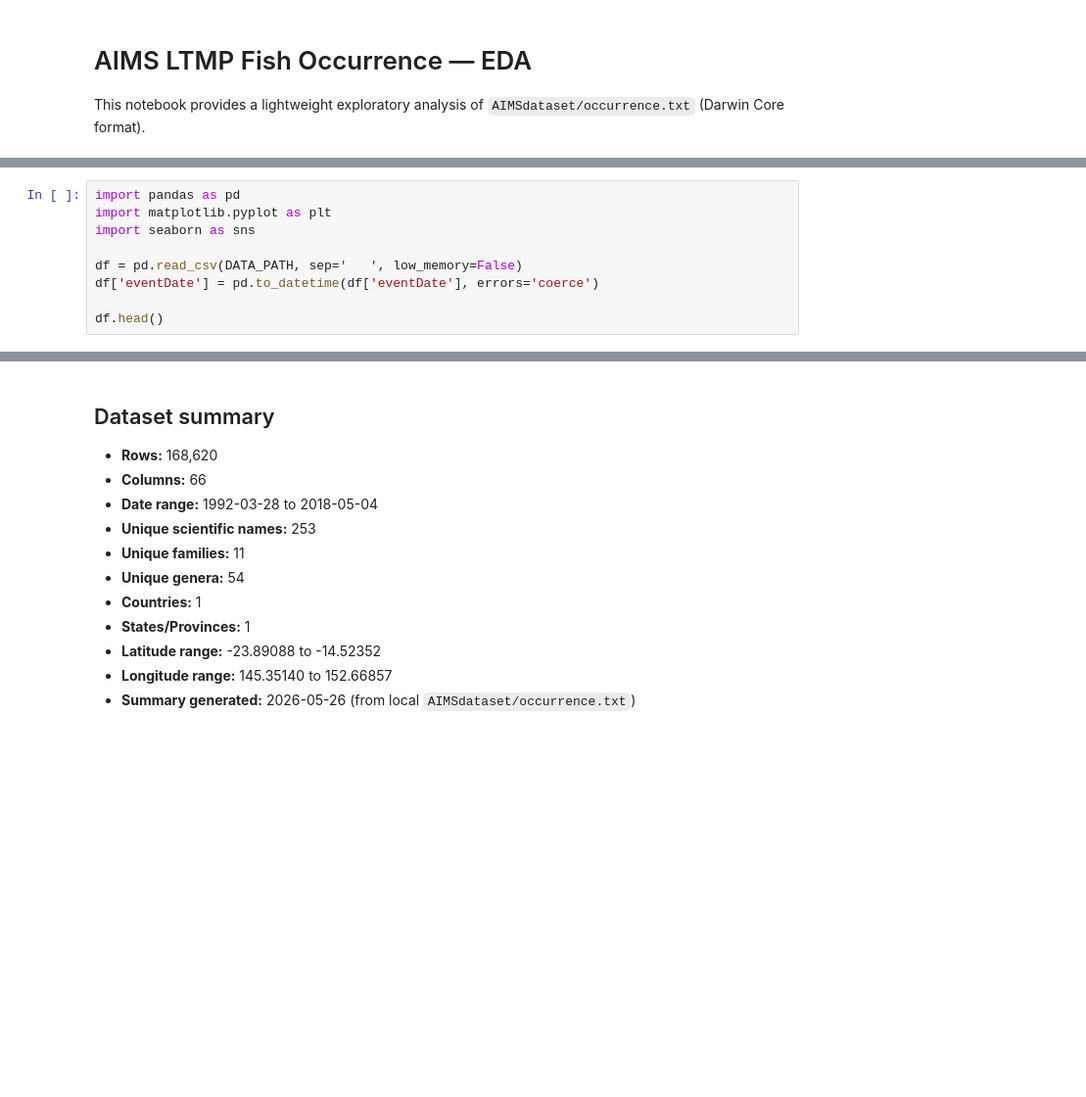
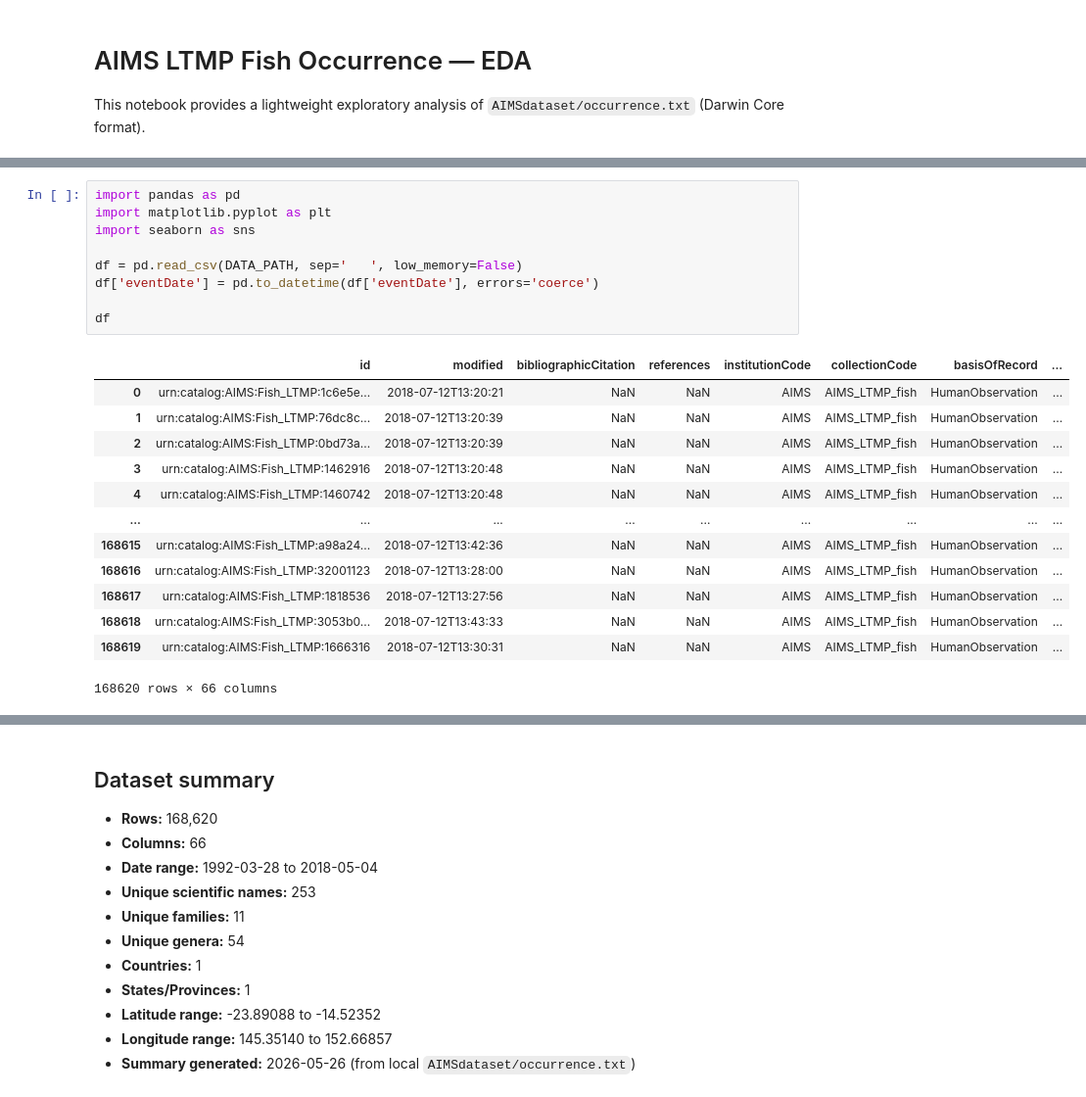
Before and after one commit to Arcontan/ModelOfTheSeaCalibrationModel, a Jupyter notebook: aims_ltmp_fish_eda.ipynb, the cells around one changed output, grey strips where cells are left out. Shown at 98% size. Drawn from its saved outputs; the diff is of its cells as text; blank space fills up the shorter version.

```diff
--- a/aims_ltmp_fish_eda.ipynb
+++ b/aims_ltmp_fish_eda.ipynb
@@ -11,9 +13,23 @@ DATA_PATH
 # %%
 import pandas as pd
 import matplotlib.pyplot as plt
 import seaborn as sns
 
 df = pd.read_csv(DATA_PATH, sep='	', low_memory=False)
 df['eventDate'] = pd.to_datetime(df['eventDate'], errors='coerce')
 
-df.head()
+df
+# %% [output]
+|  | id | modified | bibliographicCitation | references | institutionCode | collectionCode | basisOfRecord | ... |
+| 0 | urn:catalog:AIMS:Fish_LTMP:1c6e5e... | 2018-07-12T13:20:21 | NaN | NaN | AIMS | AIMS_LTMP_fish | HumanObservation | ... |
+| 1 | urn:catalog:AIMS:Fish_LTMP:76dc8c... | 2018-07-12T13:20:39 | NaN | NaN | AIMS | AIMS_LTMP_fish | HumanObservation | ... |
+| 2 | urn:catalog:AIMS:Fish_LTMP:0bd73a... | 2018-07-12T13:20:39 | NaN | NaN | AIMS | AIMS_LTMP_fish | HumanObservation | ... |
+| 3 | urn:catalog:AIMS:Fish_LTMP:1462916 | 2018-07-12T13:20:48 | NaN | NaN | AIMS | AIMS_LTMP_fish | HumanObservation | ... |
+| 4 | urn:catalog:AIMS:Fish_LTMP:1460742 | 2018-07-12T13:20:48 | NaN | NaN | AIMS | AIMS_LTMP_fish | HumanObservation | ... |
+| ... | ... | ... | ... | ... | ... | ... | ... | ... |
+| 168615 | urn:catalog:AIMS:Fish_LTMP:a98a24... | 2018-07-12T13:42:36 | NaN | NaN | AIMS | AIMS_LTMP_fish | HumanObservation | ... |
+| 168616 | urn:catalog:AIMS:Fish_LTMP:32001123 | 2018-07-12T13:28:00 | NaN | NaN | AIMS | AIMS_LTMP_fish | HumanObservation | ... |
+| 168617 | urn:catalog:AIMS:Fish_LTMP:1818536 | 2018-07-12T13:27:56 | NaN | NaN | AIMS | AIMS_LTMP_fish | HumanObservation | ... |
+| 168618 | urn:catalog:AIMS:Fish_LTMP:3053b0... | 2018-07-12T13:43:33 | NaN | NaN | AIMS | AIMS_LTMP_fish | HumanObservation | ... |
+| 168619 | urn:catalog:AIMS:Fish_LTMP:1666316 | 2018-07-12T13:30:31 | NaN | NaN | AIMS | AIMS_LTMP_fish | HumanObservation | ... |
+168620 rows × 66 columns
```
Also changed, not shown: parts of 8 cells of this notebook.
